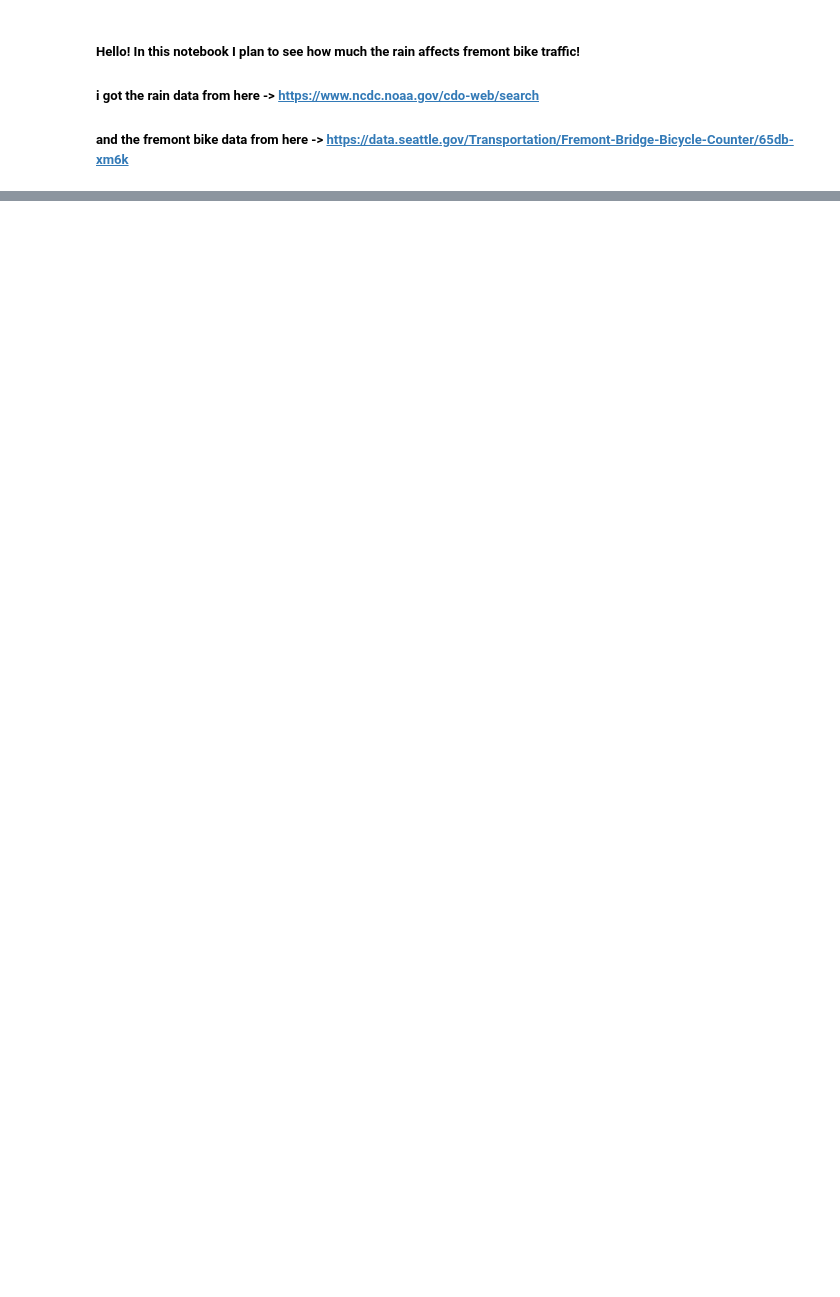
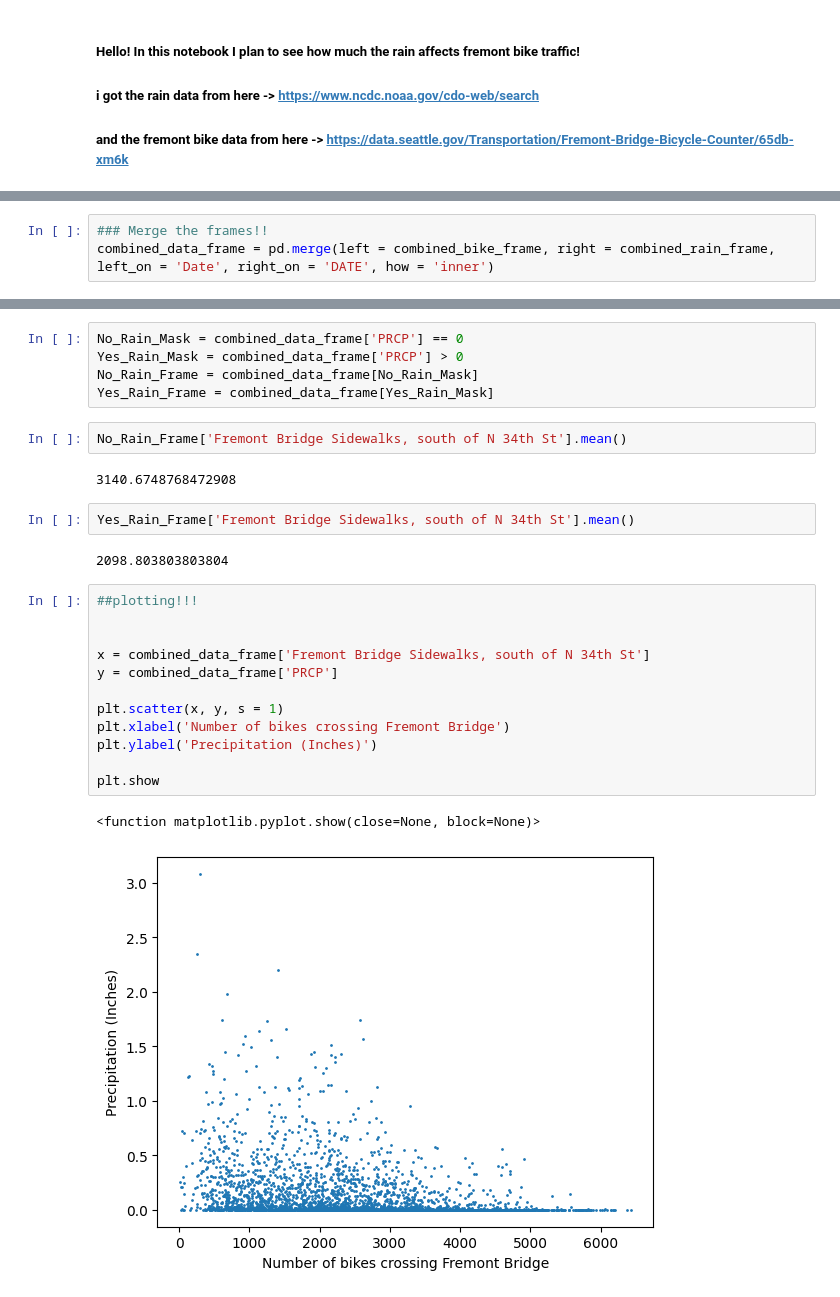
Before and after one commit to amschechter/amschechter.github.io, a Jupyter notebook: DataScience/censusData/RainyFremont.ipynb, the cells around one changed output, grey strips where cells are left out. Cells and saved outputs as stored; diff of their text form; blank space fills up the shorter version.

```diff
--- a/DataScience/censusData/RainyFremont.ipynb
+++ b/DataScience/censusData/RainyFremont.ipynb
@@ -88,0 +117,3 @@ rain_year.info()
+# %%
+### Merge the frames!!
+combined_data_frame = pd.merge(left = combined_bike_frame, right = combined_rain_frame, left_on = 'Date', right_on = 'DATE', how = 'inner')
@@ -88,0 +140,28 @@ rain_year.info()
+# %%
+No_Rain_Mask = combined_data_frame['PRCP'] == 0
+Yes_Rain_Mask = combined_data_frame['PRCP'] > 0
+No_Rain_Frame = combined_data_frame[No_Rain_Mask]
+Yes_Rain_Frame = combined_data_frame[Yes_Rain_Mask]
+# %%
+No_Rain_Frame['Fremont Bridge Sidewalks, south of N 34th St'].mean()
+# %% [output]
+3140.6748768472908
+# %%
+Yes_Rain_Frame['Fremont Bridge Sidewalks, south of N 34th St'].mean()
+# %% [output]
+2098.803803803804
+# %%
+##plotting!!!
+
+
+x = combined_data_frame['Fremont Bridge Sidewalks, south of N 34th St']
+y = combined_data_frame['PRCP']
+
+plt.scatter(x, y, s = 1)
+plt.xlabel('Number of bikes crossing Fremont Bridge')
+plt.ylabel('Precipitation (Inches)')
+
+plt.show
+# %% [output]
+<function matplotlib.pyplot.show(close=None, block=None)>
+[figure, added]
```
Also changed, not shown: parts of 18 cells of this notebook.
